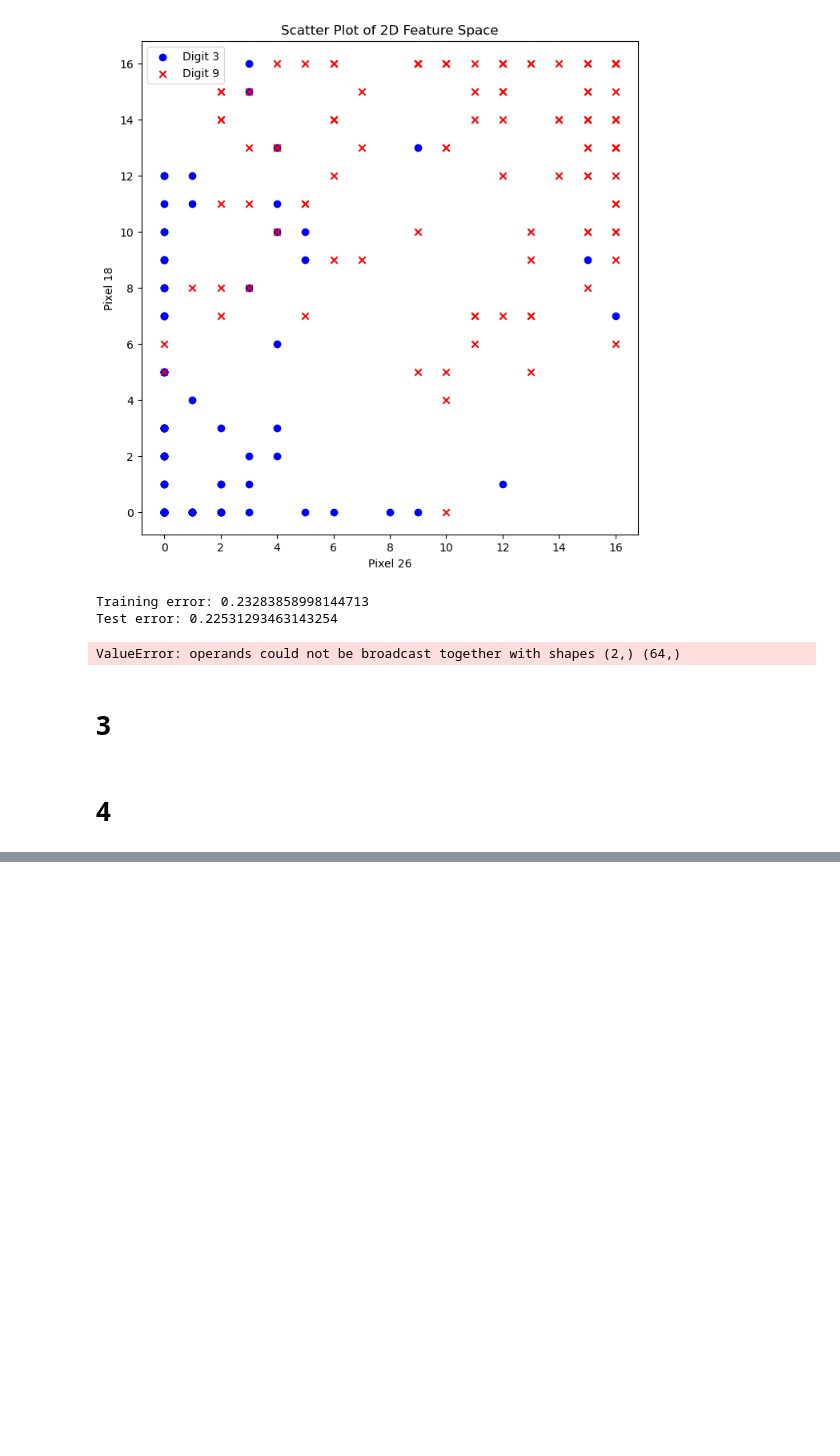
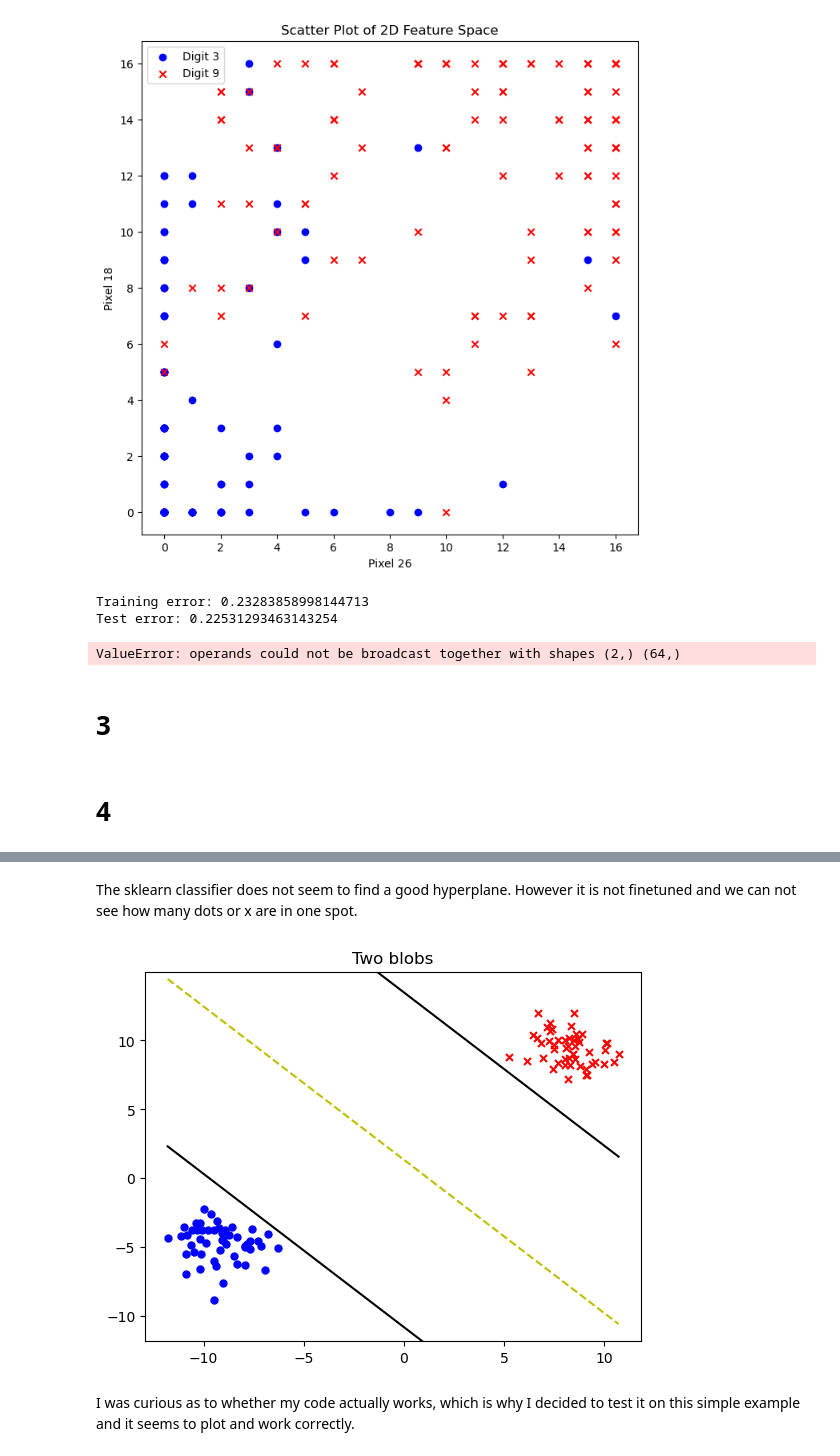
Before and after one commit to HenriSmidt/MLE, a Jupyter notebook: 1/1.ipynb, the cells around one changed output, grey strips where cells are left out. Saved outputs shown, nothing was run; the diff lists cells and outputs as text; code cells hidden in the pictures; blank space fills up the shorter version.

```diff
--- a/1/1.ipynb
+++ b/1/1.ipynb
@@ -257,0 +330,43 @@ def fit_svm(training_features, training_labels, lam=1.0, lr=0.1, max_iter=1000,
+# %% [markdown]
+The sklearn classifier does not seem to find a good hyperplane. However it is not finetuned and we can not see how many dots or x are in one spot.
+# %%
+from sklearn.datasets import make_blobs
+
+
+X, labels = make_blobs(n_features=2, centers=2, cluster_std=1.25, random_state=234)
+labels = np.where(labels == 0, -1, 1)
+
+w, b = fit_svm(X, labels)
+
+fig = plt.figure()
+aux = fig.add_subplot(1, 1, 1)
+
+plt.scatter(X[labels == -1, 0], X[labels == -1, 1], c='b', marker='o', label='Blob A', s=25)
+plt.scatter(X[labels == 1, 0], X[labels == 1, 1], c='r', marker='x', label='Blob B', s=25)
+plt.title('Two blobs')
+
+x0_1 = np.amin(X[:, 0])
+x0_2 = np.amax(X[:, 0])
+
+x1_1 = get_hyperplane_value(x0_1, w, b, 0)
+x1_2 = get_hyperplane_value(x0_2, w, b, 0)
+
+x1_1_a = get_hyperplane_value(x0_1, w, b, -1)
+x1_2_a = get_hyperplane_value(x0_2, w, b, -1)
+
+x1_1_b = get_hyperplane_value(x0_1, w, b, 1)
+x1_2_b = get_hyperplane_value(x0_2, w, b, 1)
+
+aux.plot([x0_1, x0_2], [x1_1, x1_2], 'y--')
+aux.plot([x0_1, x0_2], [x1_1_a, x1_2_a], 'k')
+aux.plot([x0_1, x0_2], [x1_1_b, x1_2_b], 'k')
+
+x1_min = np.amin(X[:, 1])
+x1_max = np.amax(X[:, 1])
+aux.set_ylim([x1_min - 3, x1_max + 3])
+
+plt.show()
+# %% [output]
+[figure, added]
+# %% [markdown]
+I was curious as to whether my code actually works, which is why I decided to test it on this simple example and it seems to plot and work correctly.
```
Also changed, not shown: parts of 5 cells of this notebook.
